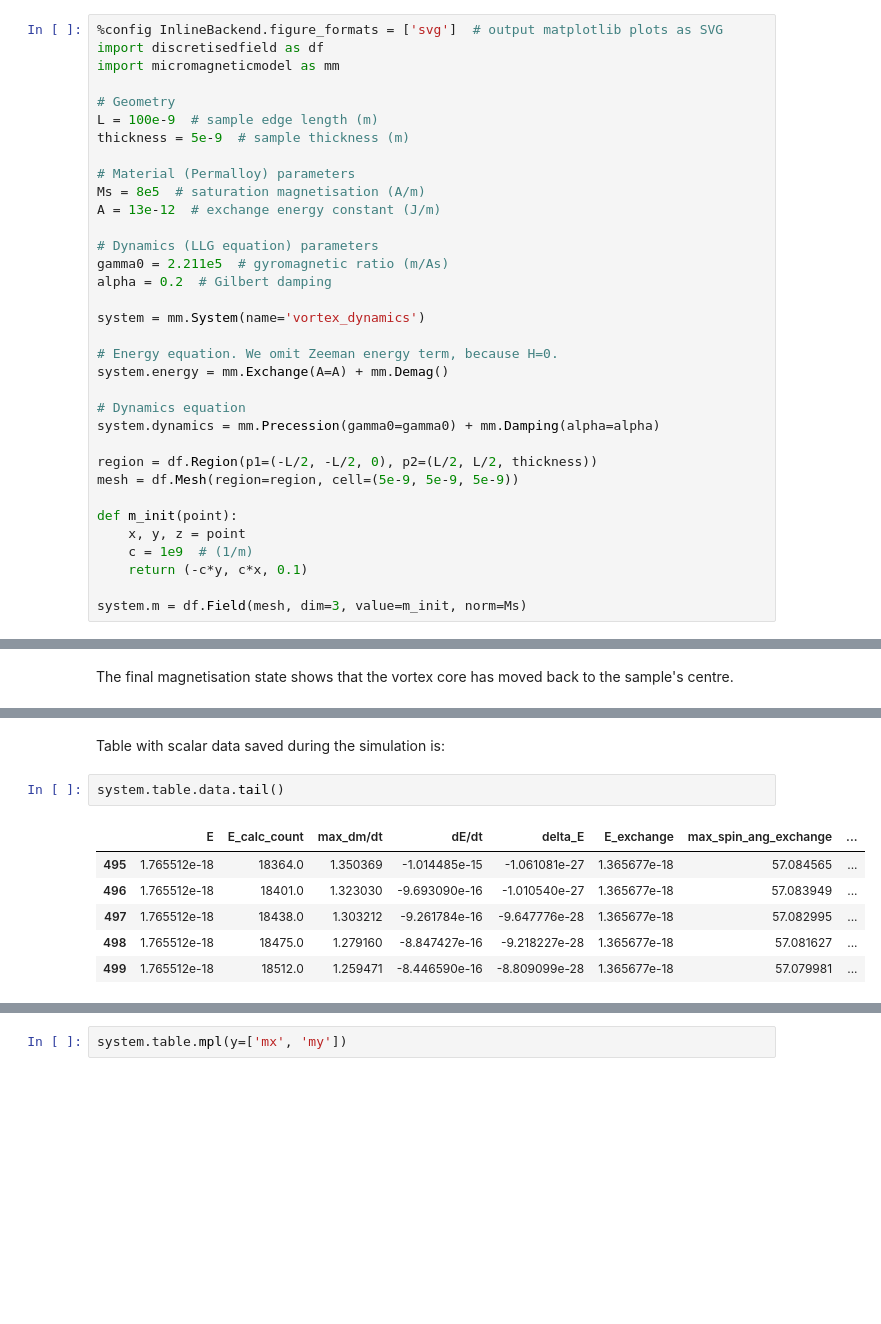
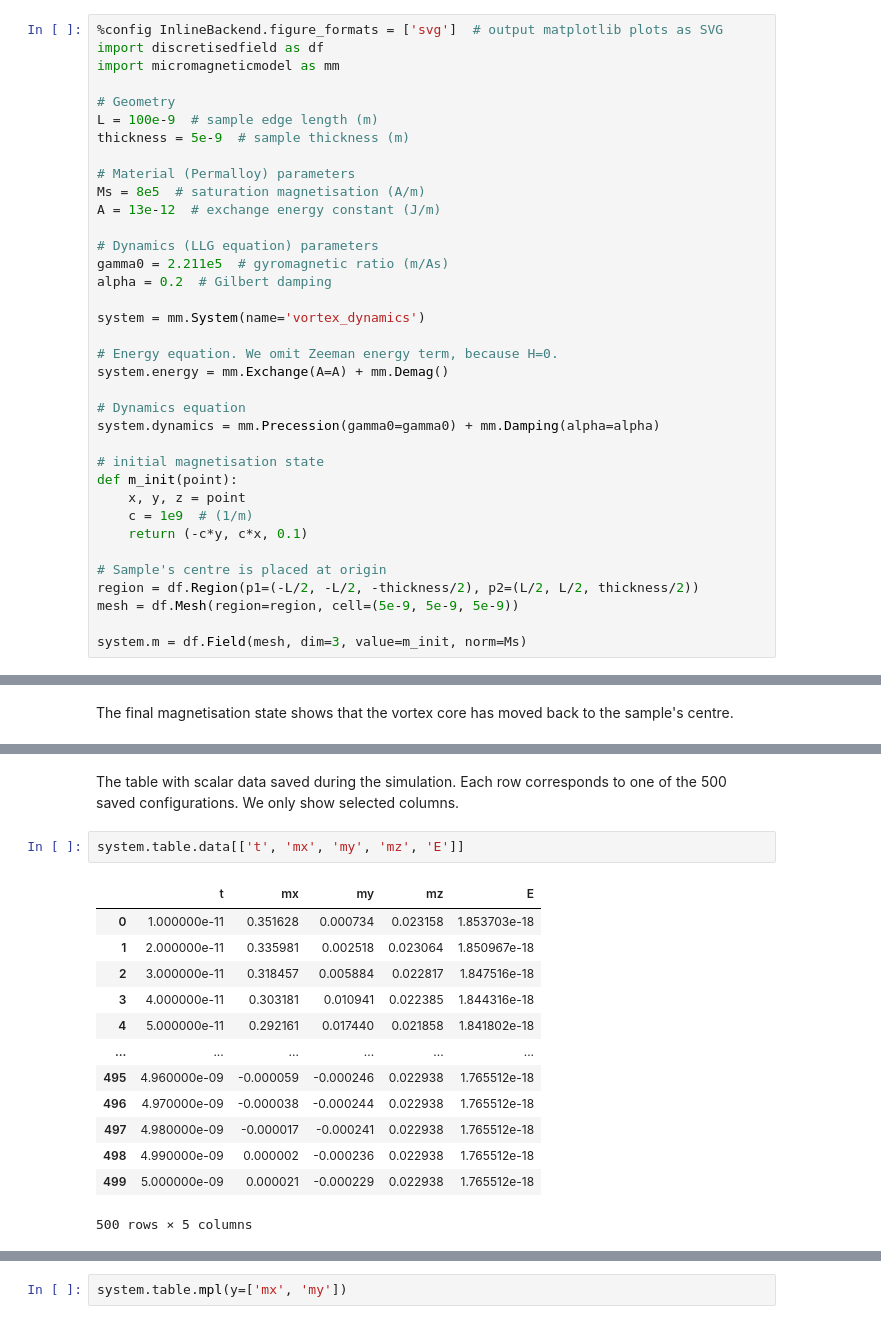
Before and after one commit to marijanbeg/2021-paper-ubermag, a Jupyter notebook: notebooks/ubermag-example.ipynb, the cells around one changed output, grey strips where cells are left out. Saved outputs shown, nothing was run; the diff lists cells and outputs as text; blank space fills up the shorter version.

```diff
--- a/notebooks/ubermag-example.ipynb
+++ b/notebooks/ubermag-example.ipynb
@@ -43,14 +43,16 @@ system.energy = mm.Exchange(A=A) + mm.Demag()
 # Dynamics equation
 system.dynamics = mm.Precession(gamma0=gamma0) + mm.Damping(alpha=alpha)
 
-region = df.Region(p1=(-L/2, -L/2, 0), p2=(L/2, L/2, thickness))
-mesh = df.Mesh(region=region, cell=(5e-9, 5e-9, 5e-9))
-
+# initial magnetisation state
 def m_init(point):
     x, y, z = point
     c = 1e9  # (1/m)
     return (-c*y, c*x, 0.1)
 
+# Sample's centre is placed at origin
+region = df.Region(p1=(-L/2, -L/2, -thickness/2), p2=(L/2, L/2, thickness/2))
+mesh = df.Mesh(region=region, cell=(5e-9, 5e-9, 5e-9))
+
 system.m = df.Field(mesh, dim=3, value=m_init, norm=Ms)
 # %% [markdown]
 The system object is now defined and we can investigate some of its properties:
@@ -111,15 +114,22 @@ We can also visualise $M_{z}$ using interactive three-dimensional plot.
 system.m.z.k3d_scalar()
 # %% [output]
 [interactive output not drawn]
-# %% [markdown]
-Table with scalar data saved during the simulation is:
+# %% [markdown]
+The table with scalar data saved during the simulation. Each row corresponds to one of the 500 saved configurations. We only show selected columns.
 # %%
-system.table.data.tail()
+system.table.data[['t', 'mx', 'my', 'mz', 'E']]
 # %% [output]
-|  | E | E_calc_count | max_dm/dt | dE/dt | delta_E | E_exchange | max_spin_ang_exchange | ... |
-| 495 | 1.765512e-18 | 18364.0 | 1.350369 | -1.014485e-15 | -1.061081e-27 | 1.365677e-18 | 57.084565 | ... |
-| 496 | 1.765512e-18 | 18401.0 | 1.323030 | -9.693090e-16 | -1.010540e-27 | 1.365677e-18 | 57.083949 | ... |
-| 497 | 1.765512e-18 | 18438.0 | 1.303212 | -9.261784e-16 | -9.647776e-28 | 1.365677e-18 | 57.082995 | ... |
-| 498 | 1.765512e-18 | 18475.0 | 1.279160 | -8.847427e-16 | -9.218227e-28 | 1.365677e-18 | 57.081627 | ... |
-| 499 | 1.765512e-18 | 18512.0 | 1.259471 | -8.446590e-16 | -8.809099e-28 | 1.365677e-18 | 57.079981 | ... |
+|  | t | mx | my | mz | E |
+| 0 | 1.000000e-11 | 0.351628 | 0.000734 | 0.023158 | 1.853703e-18 |
+| 1 | 2.000000e-11 | 0.335981 | 0.002518 | 0.023064 | 1.850967e-18 |
+| 2 | 3.000000e-11 | 0.318457 | 0.005884 | 0.022817 | 1.847516e-18 |
+| 3 | 4.000000e-11 | 0.303181 | 0.010941 | 0.022385 | 1.844316e-18 |
+| 4 | 5.000000e-11 | 0.292161 | 0.017440 | 0.021858 | 1.841802e-18 |
+| ... | ... | ... | ... | ... | ... |
+| 495 | 4.960000e-09 | -0.000059 | -0.000246 | 0.022938 | 1.765512e-18 |
+| 496 | 4.970000e-09 | -0.000038 | -0.000244 | 0.022938 | 1.765512e-18 |
+| 497 | 4.980000e-09 | -0.000017 | -0.000241 | 0.022938 | 1.765512e-18 |
+| 498 | 4.990000e-09 | 0.000002 | -0.000236 | 0.022938 | 1.765512e-18 |
+| 499 | 5.000000e-09 | 0.000021 | -0.000229 | 0.022938 | 1.765512e-18 |
+500 rows × 5 columns
 # %% [markdown]
```
Also changed, not shown: parts of 10 cells of this notebook.
